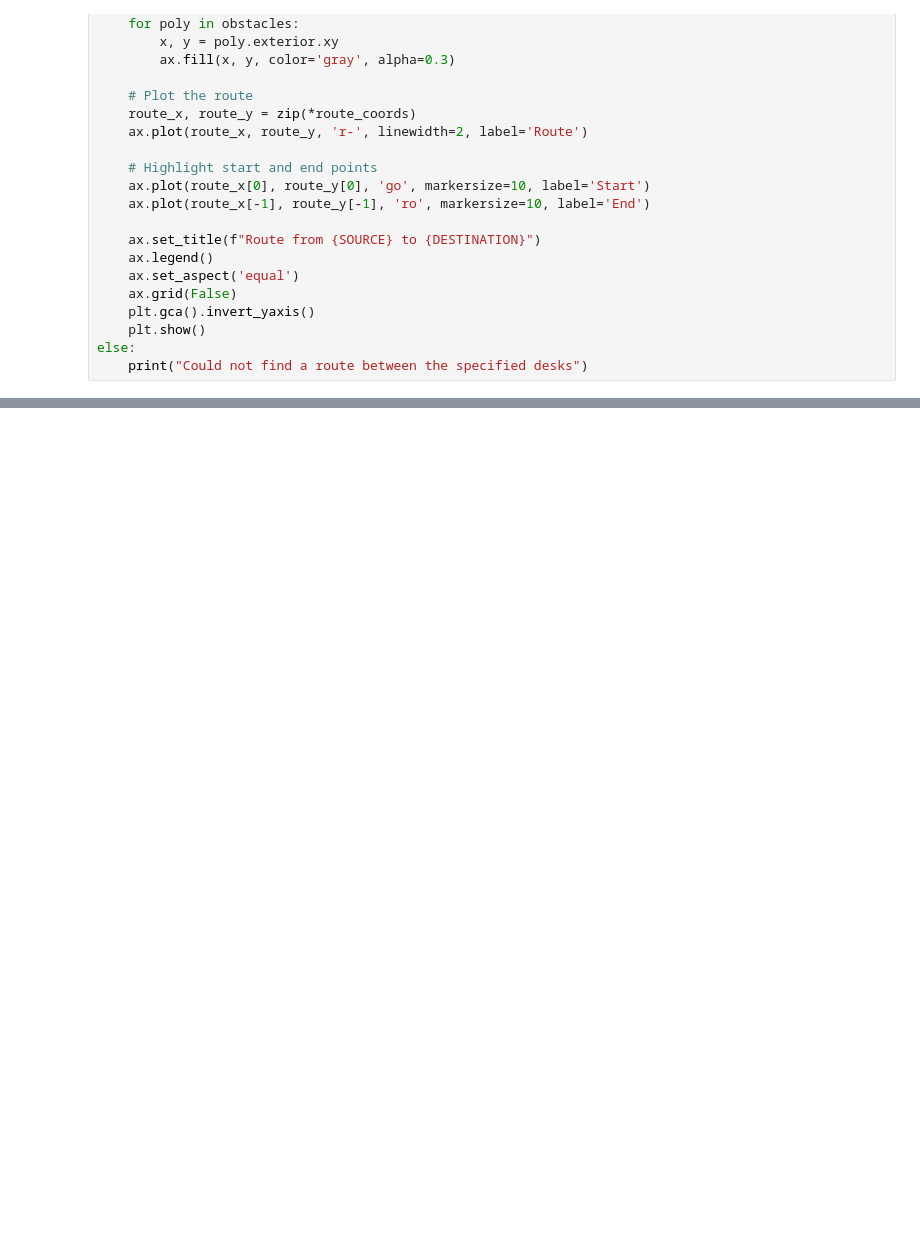
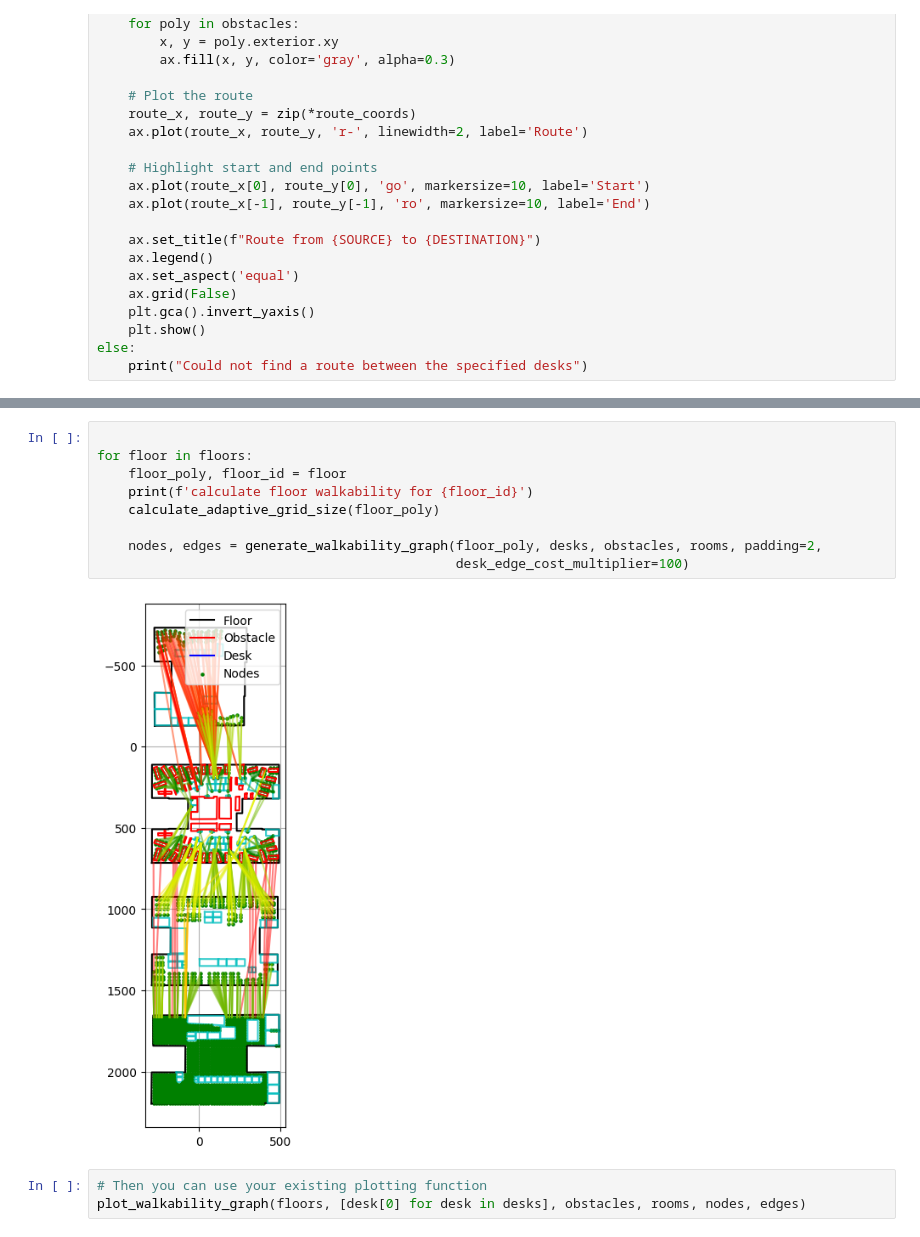
Before and after one commit to ShawInnes/learn-svgrouting, a Jupyter notebook: route-extractor.ipynb, the cells around one changed output, grey strips where cells are left out. Saved outputs shown, nothing was run; the diff lists cells and outputs as text; blank space fills up the shorter version.

```diff
--- a/route-extractor.ipynb
+++ b/route-extractor.ipynb
@@ -954,0 +935,14 @@ else:
+# %%
+
+for floor in floors:
+    floor_poly, floor_id = floor
+    print(f'calculate floor walkability for {floor_id}')
+    calculate_adaptive_grid_size(floor_poly)
+
+    nodes, edges = generate_walkability_graph(floor_poly, desks, obstacles, rooms, padding=2,
+                                              desk_edge_cost_multiplier=100)
+# %% [output]
+[figure, new version]
+# %%
+# Then you can use your existing plotting function
+plot_walkability_graph(floors, [desk[0] for desk in desks], obstacles, rooms, nodes, edges)
```
Also changed, not shown: parts of 17 cells of this notebook, 5 other files.
